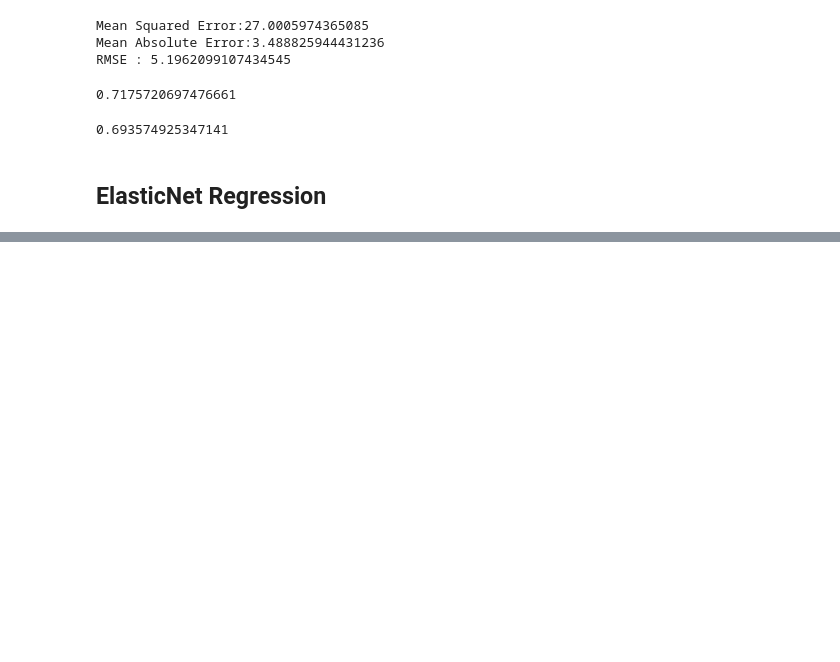
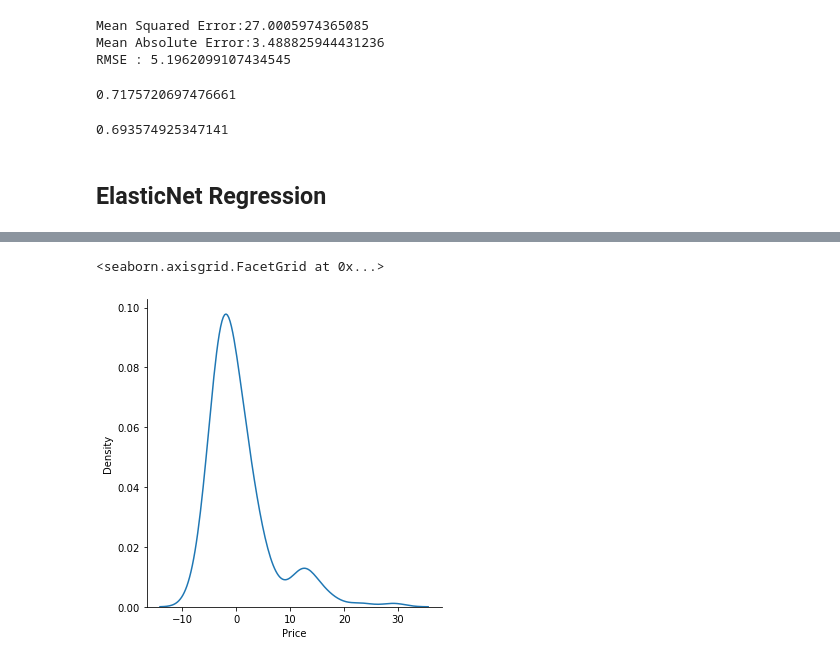
Before and after one commit to wiznikvibe/ML, a Jupyter notebook: linear_regression/practice.ipynb, the cells around one changed output, grey strips where cells are left out. Drawn from its saved outputs; the diff is of its cells as text; code cells hidden in the pictures; blank space fills up the shorter version.

Commit message:
ElasticNet Regression

```diff
--- a/linear_regression/practice.ipynb
+++ b/linear_regression/practice.ipynb
@@ -394,3 +394,7 @@ print(laso_score)
 0.693574925347141
 # %% [markdown]
 ## ElasticNet Regression
+# %%
+from sklearn.linear_model import ElasticNet
+clf = ElasticNet(random_state=0)
+clf.fit(X_train, y_train)
@@ -396,0 +413,3 @@ print(laso_score)
+# %%
+clf_pred = clf.predict(X_test)
+clf_pred
@@ -396,0 +434,6 @@ print(laso_score)
+# %%
+clf_residuals = y_test - clf_pred
+sns.displot(clf_residuals, kind='kde')
+# %% [output]
+<seaborn.axisgrid.FacetGrid at 0x...>
+[figure, added]
```
Also changed, not shown: parts of 9 cells of this notebook.
